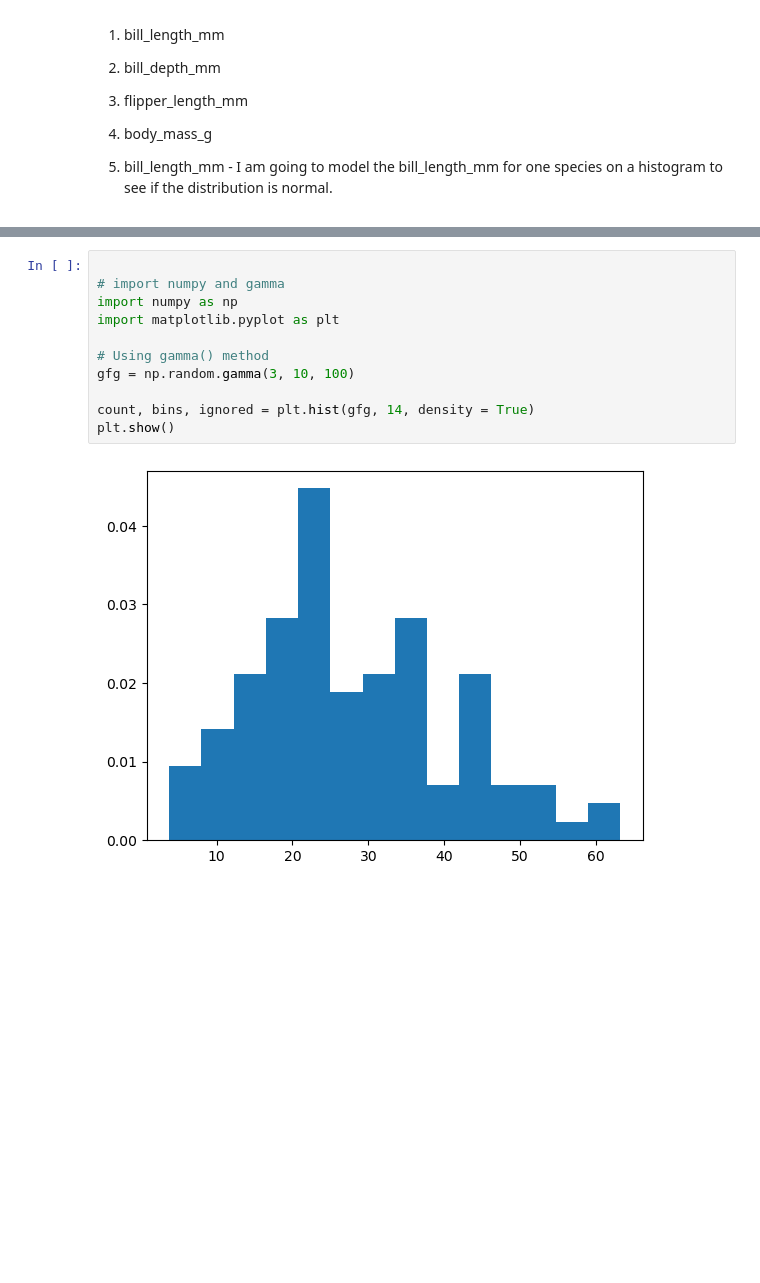
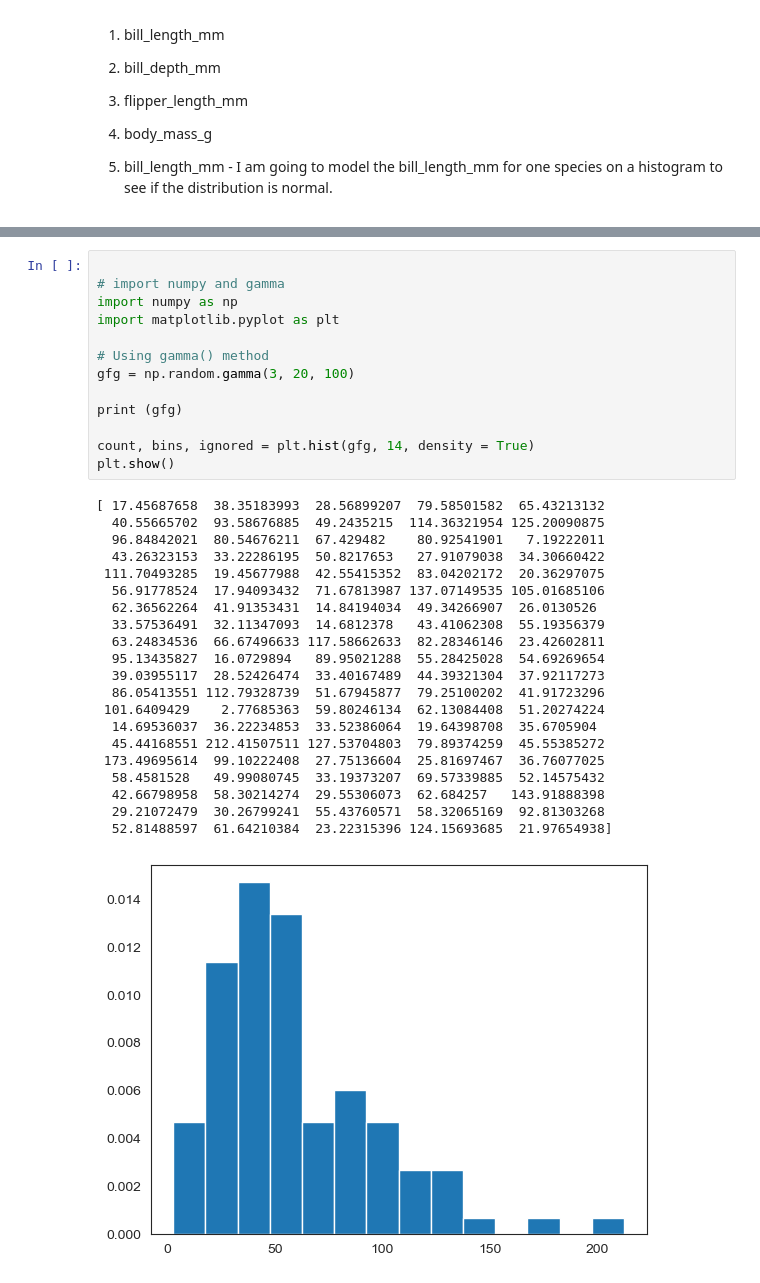
Before and after one commit to AudeAllen/Fundamentals-of-Data-Analysis---Tasks-and-Project, a Jupyter notebook: tasks.ipynb, the cells around one changed output, grey strips where cells are left out. Cells and saved outputs as stored; diff of their text form; blank space fills up the shorter version.

```diff
--- a/tasks.ipynb
+++ b/tasks.ipynb
@@ -415,13 +529,35 @@ Gamma Distribution - The Gamma Distribution is a 2 parameter family of continuou
 # %%
 
 # import numpy and gamma
 import numpy as np
 import matplotlib.pyplot as plt
 
 # Using gamma() method
-gfg = np.random.gamma(3, 10, 100)
+gfg = np.random.gamma(3, 20, 100)
+
+print (gfg)
 
 count, bins, ignored = plt.hist(gfg, 14, density = True)
 plt.show()
 # %% [output]
+[ 17.45687658  38.35183993  28.56899207  79.58501582  65.43213132
+  40.55665702  93.58676885  49.2435215  114.36321954 125.20090875
+  96.84842021  80.54676211  67.429482    80.92541901   7.19222011
+  43.26323153  33.22286195  50.8217653   27.91079038  34.30660422
+ 111.70493285  19.45677988  42.55415352  83.04202172  20.36297075
+  56.91778524  17.94093432  71.67813987 137.07149535 105.01685106
+  62.36562264  41.91353431  14.84194034  49.34266907  26.0130526
+  33.57536491  32.11347093  14.6812378   43.41062308  55.19356379
+  63.24834536  66.67496633 117.58662633  82.28346146  23.42602811
+  95.13435827  16.0729894   89.95021288  55.28425028  54.69269654
+  39.03955117  28.52426474  33.40167489  44.39321304  37.92117273
+  86.05413551 112.79328739  51.67945877  79.25100202  41.91723296
+ 101.6409429    2.77685363  59.80246134  62.13084408  51.20274224
+  14.69536037  36.22234853  33.52386064  19.64398708  35.6705904
+  45.44168551 212.41507511 127.53704803  79.89374259  45.55385272
+ 173.49695614  99.10222408  27.75136604  25.81697467  36.76077025
+  58.4581528   49.99080745  33.19373207  69.57339885  52.14575432
+  42.66798958  58.30214274  29.55306073  62.684257   143.91888398
+  29.21072479  30.26799241  55.43760571  58.32065169  92.81303268
+  52.81488597  61.64210384  23.22315396 124.15693685  21.97654938]
-[figure, old version]
+[figure, new version]
```
Also changed, not shown: parts of 19 cells of this notebook, 3 other files.
